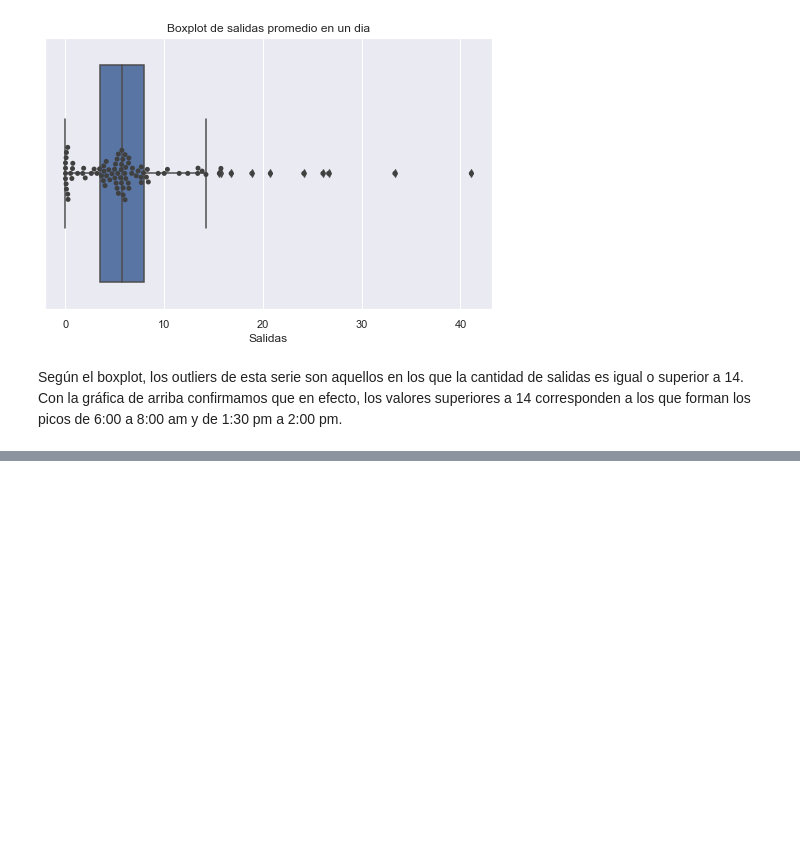
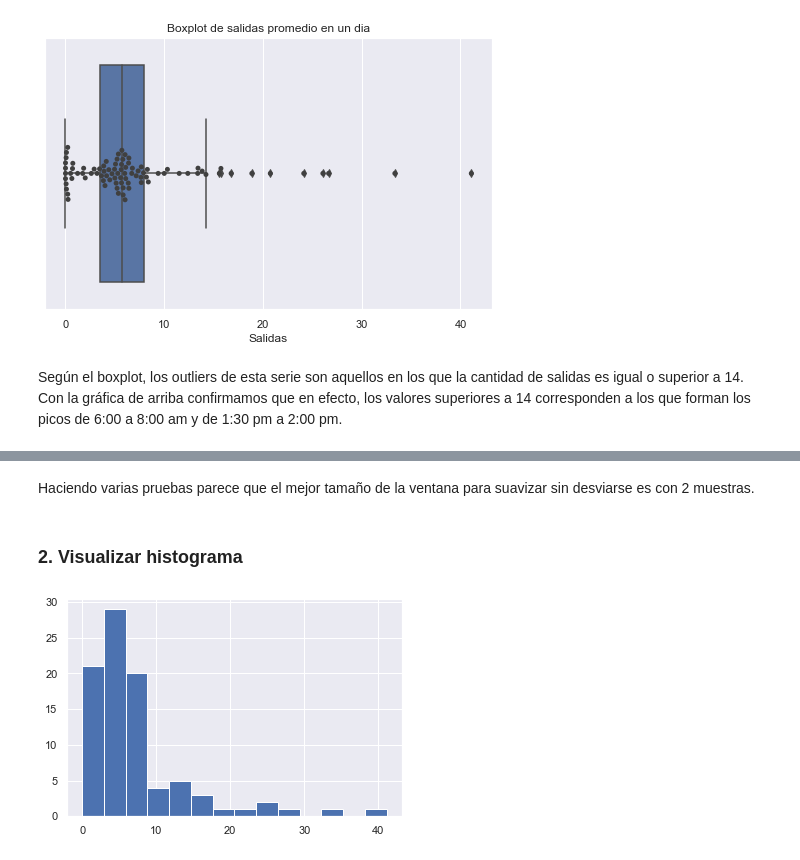
Before and after one commit to juanksRuiz/Transmilenio_DATA, a Jupyter notebook: Analisis de salidas estacion TM enero a abril 2020.ipynb, the cells around one changed output, grey strips where cells are left out. Saved outputs shown, nothing was run; the diff lists cells and outputs as text; code cells hidden in the pictures; blank space fills up the shorter version.

```diff
--- a/Analisis de salidas estacion TM enero a abril 2020.ipynb
+++ b/Analisis de salidas estacion TM enero a abril 2020.ipynb
@@ -201,0 +226,8 @@ Según el boxplot, los  outliers de esta serie son aquellos en los que la cantid
+# %% [markdown]
+Haciendo varias pruebas parece que el mejor tamaño de la ventana para suavizar sin desviarse es con 2 muestras.
+# %% [markdown]
+### 2. Visualizar histograma
+# %%
+plt.hist(prom_salidas_dia,bins=14);
+# %% [output]
+[figure, added]
```
Also changed, not shown: parts of 26 cells of this notebook.
